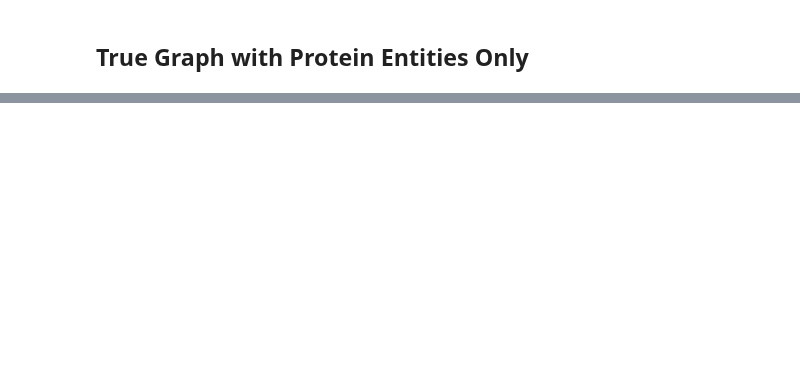
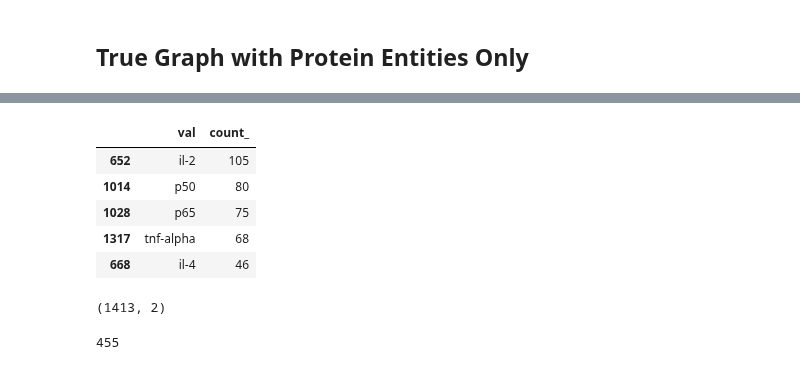
Before and after one commit to joyce04/NLP_N_Graph, a Jupyter notebook: Graph/0426_entity_graph.ipynb, the cells around one changed output, grey strips where cells are left out. Saved outputs shown, nothing was run; the diff lists cells and outputs as text; code cells hidden in the pictures; blank space fills up the shorter version.

```diff
--- a/Graph/0426_entity_graph.ipynb
+++ b/Graph/0426_entity_graph.ipynb
@@ -113,0 +149,19 @@ pro_entities
+# %%
+df_sorted = df_pro_entities.groupby(df_pro_entities.val).size().reset_index(name='count_').sort_values(['count_'], ascending=False)
+df_sorted.head()
+# %% [output]
+|  | val | count_ |
+| 652 | il-2 | 105 |
+| 1014 | p50 | 80 |
+| 1028 | p65 | 75 |
+| 1317 | tnf-alpha | 68 |
+| 668 | il-4 | 46 |
+# %%
+df_sorted.shape
+# %% [output]
+(1413, 2)
+# %%
+once_appeared_values = df_sorted[df_sorted.count_==1].val.unique()
+len(df_pro_entities.loc[df_pro_entities.val.isin(once_appeared_values)].id.unique())
+# %% [output]
+455
```
Also changed, not shown: parts of 19 cells of this notebook.
